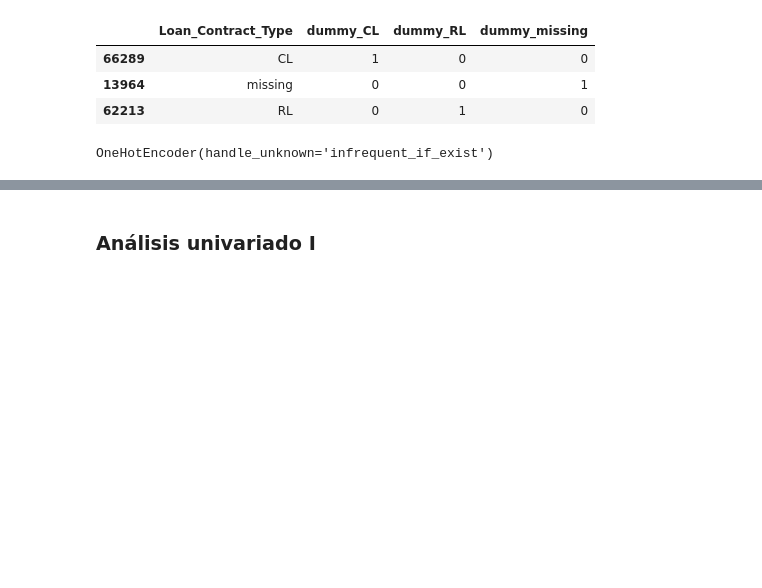
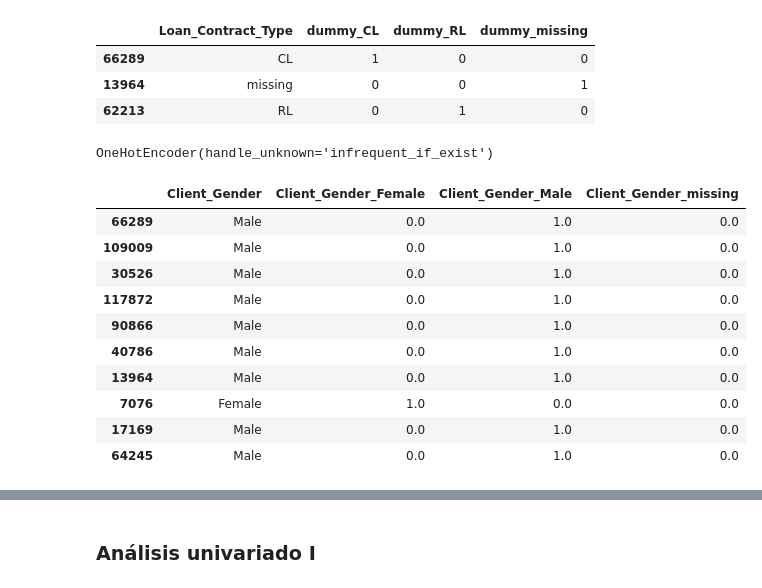
Before and after one commit to AntonioGarciaData/prueba_codigos_PEA_ML_DL, a Jupyter notebook: Supervised_models/Logistic_regression/Credit_Scoring.ipynb, the cells around one changed output, grey strips where cells are left out. Cells and saved outputs as stored; diff of their text form; code cells hidden in the pictures; blank space fills up the shorter version.

```diff
--- a/Supervised_models/Logistic_regression/Credit_Scoring.ipynb
+++ b/Supervised_models/Logistic_regression/Credit_Scoring.ipynb
@@ -258,13 +258,29 @@ train[['Loan_Contract_Type', 'dummy_CL', 'dummy_RL', 'dummy_missing']].drop_dupl
 | 62213 | RL | 0 | 1 | 0 |
 # %%
 from sklearn.preprocessing import OneHotEncoder
-encoder = OneHotEncoder(sparse_output = True, handle_unknown = 'infrequent_if_exist')
+encoder = OneHotEncoder(sparse_output = True,
+                        handle_unknown = 'infrequent_if_exist')
+
 encoder.fit(train[categorical_features])
 # %% [output]
 OneHotEncoder(handle_unknown='infrequent_if_exist')
 # %%
 train[encoder.get_feature_names_out(categorical_features)] = encoder.transform(train[categorical_features]).toarray()
 test[encoder.get_feature_names_out(categorical_features)] = encoder.transform(test[categorical_features]).toarray()
+# %%
+train[[x for x in train.columns.tolist() if 'Gender' in x]].head(10)
+# %% [output]
+|  | Client_Gender | Client_Gender_Female | Client_Gender_Male | Client_Gender_missing |
+| 66289 | Male | 0.0 | 1.0 | 0.0 |
+| 109009 | Male | 0.0 | 1.0 | 0.0 |
+| 30526 | Male | 0.0 | 1.0 | 0.0 |
+| 117872 | Male | 0.0 | 1.0 | 0.0 |
+| 90866 | Male | 0.0 | 1.0 | 0.0 |
+| 40786 | Male | 0.0 | 1.0 | 0.0 |
+| 13964 | Male | 0.0 | 1.0 | 0.0 |
+| 7076 | Female | 1.0 | 0.0 | 0.0 |
+| 17169 | Male | 0.0 | 1.0 | 0.0 |
+| 64245 | Male | 0.0 | 1.0 | 0.0 |
 # %% [markdown]
 
 <h3>Target Encoding</h3>
```
Also changed, not shown: parts of 4 cells of this notebook.
